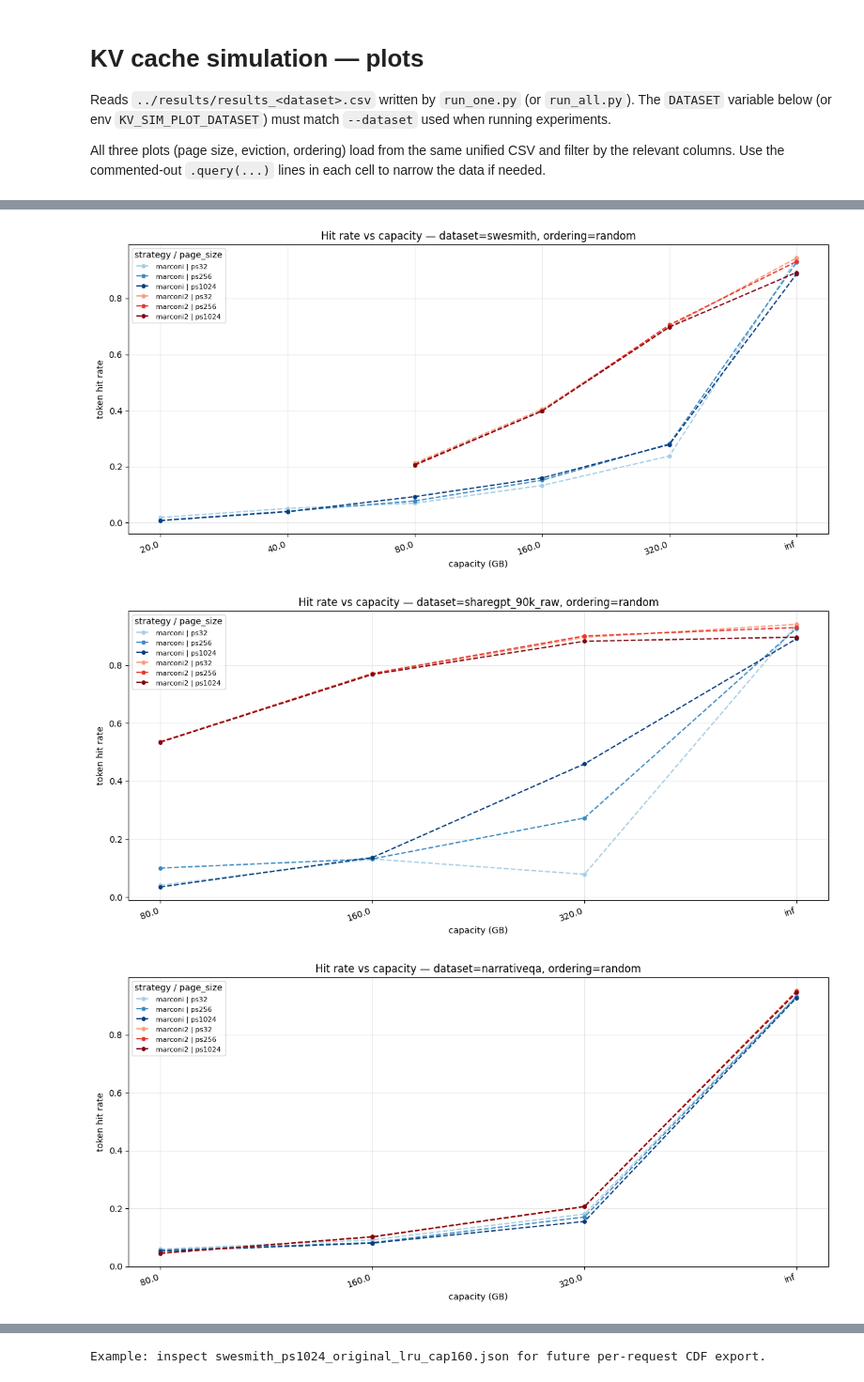
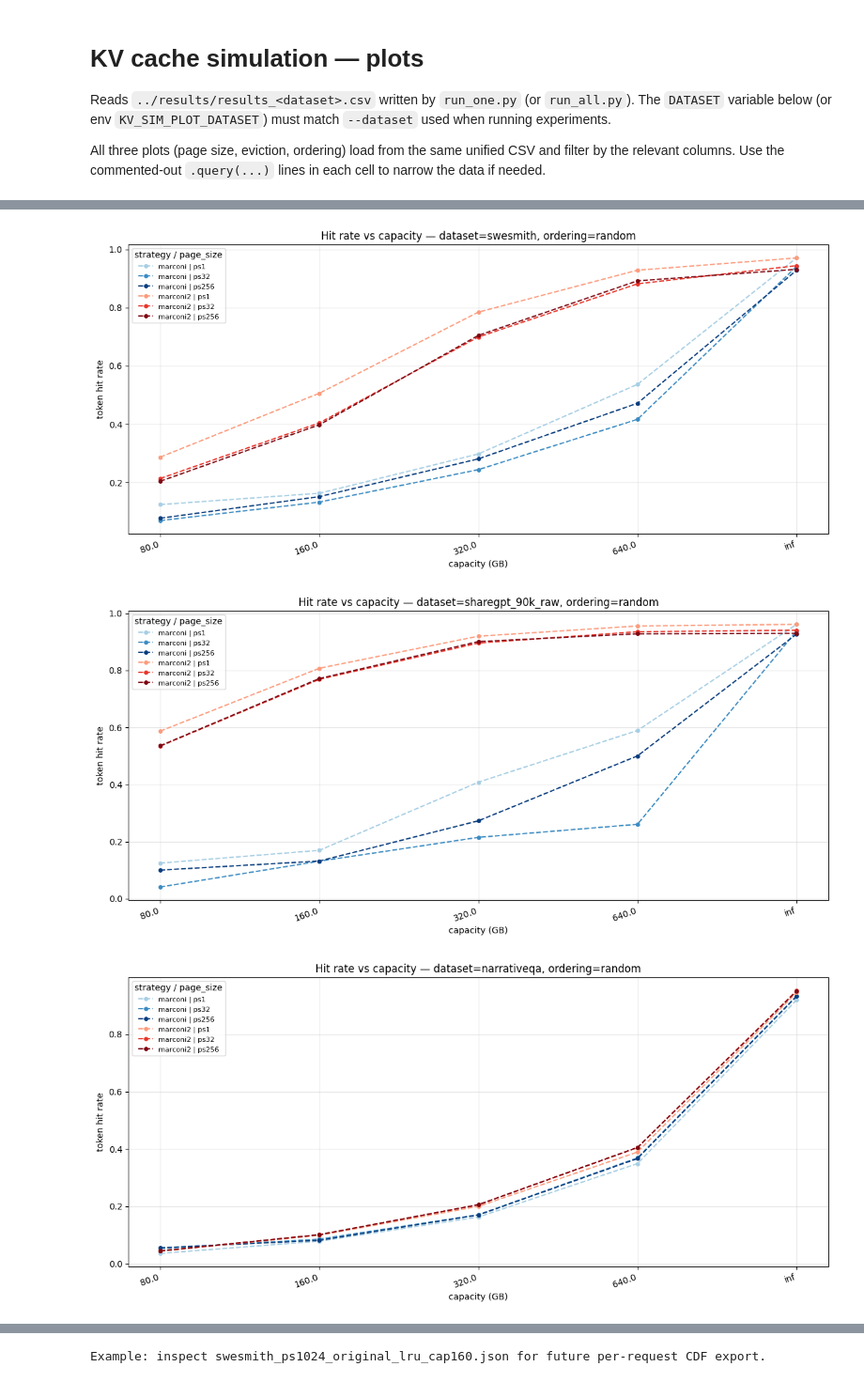
Before and after one commit to howarlii/LLM-prefix-caching-simulator, a Jupyter notebook: analysis/plot_results.ipynb, the cells around one changed output, grey strips where cells are left out. Shown at 94% size. Cells and saved outputs as stored; diff of their text form; code cells hidden in the pictures.

```diff
--- a/analysis/plot_results.ipynb
+++ b/analysis/plot_results.ipynb
@@ -17,6 +17,9 @@ import pandas as pd
 ROOT = Path("..").resolve()
 RES = ROOT / "results"
 
+# ── Filter constants ─────────────────────────────────────────────────
+NUM_REQUESTS = 1000  # only plot rows with this many requests
+
 # Match `experiments/*.py --dataset` (or set env KV_SIM_PLOT_DATASET)
 DATASET = os.environ.get("KV_SIM_PLOT_DATASET", "loogle")
 # DATASET = 'narrativeqa'
@@ -35,7 +38,13 @@ def load_results_csv(dataset: str | None = None) -> pd.DataFrame | None:
     if not p.is_file():
         print(f"Missing {p}")
         return None
-    return pd.read_csv(p)
+    df = pd.read_csv(p)
+    # Filter by NUM_REQUESTS only when multiple values exist
+    if "num_requests" in df.columns and NUM_REQUESTS is not None:
+        unique_vals = df["num_requests"].dropna().unique()
+        if len(unique_vals) > 1:
+            df = df[df["num_requests"] == NUM_REQUESTS]
+    return df
 # %%
 df_ps = load_results_csv()
 if df_ps is not None and len(df_ps):
@@ -98,6 +107,7 @@ def plot_hit_rate_vs_capacity(
     page_sizes: list | None = None,
     strategies: list | None = None,
     ordering: str | None = None,
+    capacities: list | None = None,
 ):
     if df is None or not len(df):
         print("No data to plot.")
@@ -113,6 +123,8 @@ def plot_hit_rate_vs_capacity(
         data = data[data["strategy"].isin(strategies)]
     if ordering:
         data = data[data["ordering"] == ordering]
+    if capacities:
+        data = data[data["capacity_spec"].isin(capacities)]
 
     ds_list = sorted(data["dataset"].dropna().unique())
     if not ds_list:
@@ -162,36 +174,43 @@ def plot_hit_rate_vs_capacity(
     plt.show()
 
 strategies = ['marconi', 'marconi2']
-page_sizes=[32, 256, 1024]
+page_sizes=[1, 32, 256]
 df_cap = load_results_csv(DATASET)
+capacities = range(80, 641, 10)
+capacities = [float(x) for x in capacities] + [float("inf")]
+
 plot_hit_rate_vs_capacity(
     df_cap,
     page_sizes=page_sizes,
     strategies=strategies,
     ordering=ORDERING,
+    capacities=capacities,
 )
 df_cap = load_results_csv("sharegpt_90k_raw")
 plot_hit_rate_vs_capacity(
     df_cap,
     page_sizes=page_sizes,
     strategies=strategies,
     ordering=ORDERING,
+    capacities=capacities,
 )
 df_cap = load_results_csv("narrativeqa")
 plot_hit_rate_vs_capacity(
     df_cap,
     page_sizes=page_sizes,
     strategies=strategies,
     ordering=ORDERING,
+    capacities=capacities,
 )
 df_cap = load_results_csv("loogle")
 plot_hit_rate_vs_capacity(
     df_cap,
     page_sizes=page_sizes,
     strategies=strategies,
     ordering=ORDERING,
+    capacities=capacities,
 )
 # %% [output]
-[figure, old version]
+[figure, new version]
-[figure, old version]
+[figure, new version]
-[figure, old version]
+[figure, new version]
```
Also changed, not shown: parts of 3 cells of this notebook, 12 other files.
